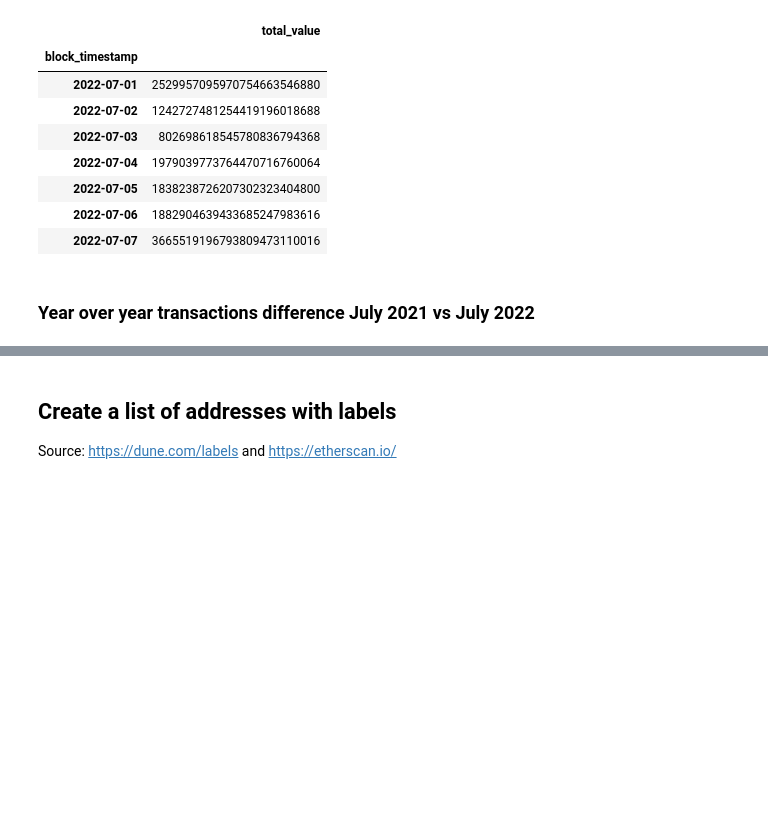
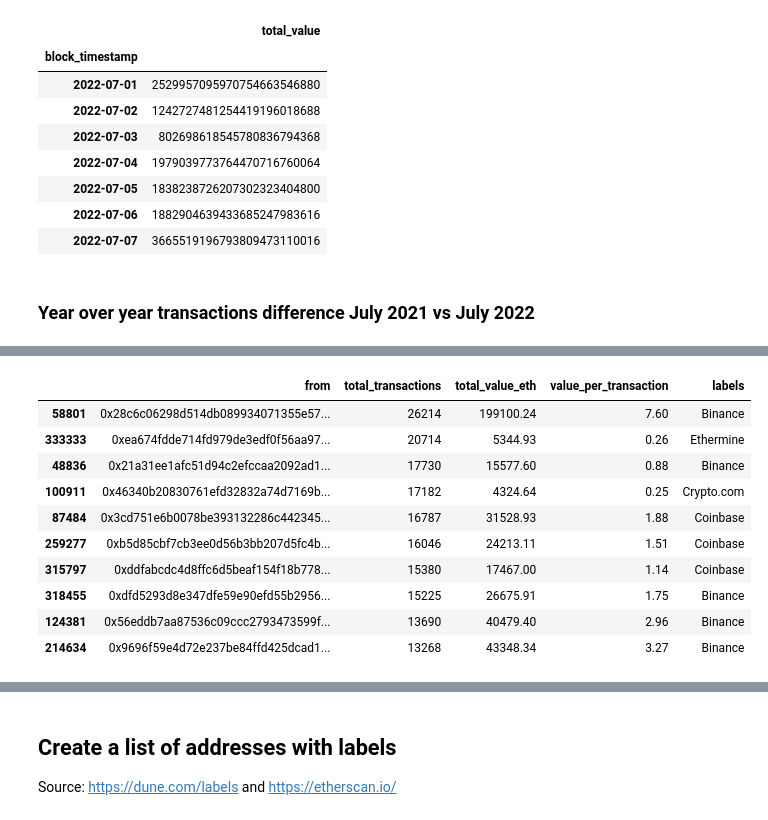
Before and after one commit to InterUniverse/blockchain, a Jupyter notebook: ethereum/nbs/ethereum_analysis.ipynb, the cells around one changed output, grey strips where cells are left out. Cells and saved outputs as stored; diff of their text form; code cells hidden in the pictures; blank space fills up the shorter version.

```diff
--- a/ethereum/nbs/ethereum_analysis.ipynb
+++ b/ethereum/nbs/ethereum_analysis.ipynb
@@ -425,0 +470,20 @@ df_agg.sort_values(by='total_transactions', ascending=False).head(10)
+# %%
+df_agg_2021 = df.query('block_date == "2021-07-06"').groupby(['from']).agg(total_transactions=('hash','count'),
+                                                                           total_value_eth=('eth_value','sum'))
+df_agg_2021['value_per_transaction'] = df_agg_2021['total_value_eth']/df_agg_2021['total_transactions']
+df_agg_2021_label = df_agg_2021.reset_index().merge(df_labels, left_on='from', right_on='address', how='left')
+df_agg_2021_label.drop(columns='address', inplace=True)
+# %%
+df_agg_2021_label.sort_values(by=['total_transactions','total_value_eth'], ascending=[False,False]).head(10)
+# %% [output]
+|  | from | total_transactions | total_value_eth | value_per_transaction | labels |
+| 58801 | 0x28c6c06298d514db089934071355e57... | 26214 | 199100.24 | 7.60 | Binance |
+| 333333 | 0xea674fdde714fd979de3edf0f56aa97... | 20714 | 5344.93 | 0.26 | Ethermine |
+| 48836 | 0x21a31ee1afc51d94c2efccaa2092ad1... | 17730 | 15577.60 | 0.88 | Binance |
+| 100911 | 0x46340b20830761efd32832a74d7169b... | 17182 | 4324.64 | 0.25 | Crypto.com |
+| 87484 | 0x3cd751e6b0078be393132286c442345... | 16787 | 31528.93 | 1.88 | Coinbase |
+| 259277 | 0xb5d85cbf7cb3ee0d56b3bb207d5fc4b... | 16046 | 24213.11 | 1.51 | Coinbase |
+| 315797 | 0xddfabcdc4d8ffc6d5beaf154f18b778... | 15380 | 17467.00 | 1.14 | Coinbase |
+| 318455 | 0xdfd5293d8e347dfe59e90efd55b2956... | 15225 | 26675.91 | 1.75 | Binance |
+| 124381 | 0x56eddb7aa87536c09ccc2793473599f... | 13690 | 40479.40 | 2.96 | Binance |
+| 214634 | 0x9696f59e4d72e237be84ffd425dcad1... | 13268 | 43348.34 | 3.27 | Binance |
```
Also changed, not shown: parts of 25 cells of this notebook, 1 other file.
